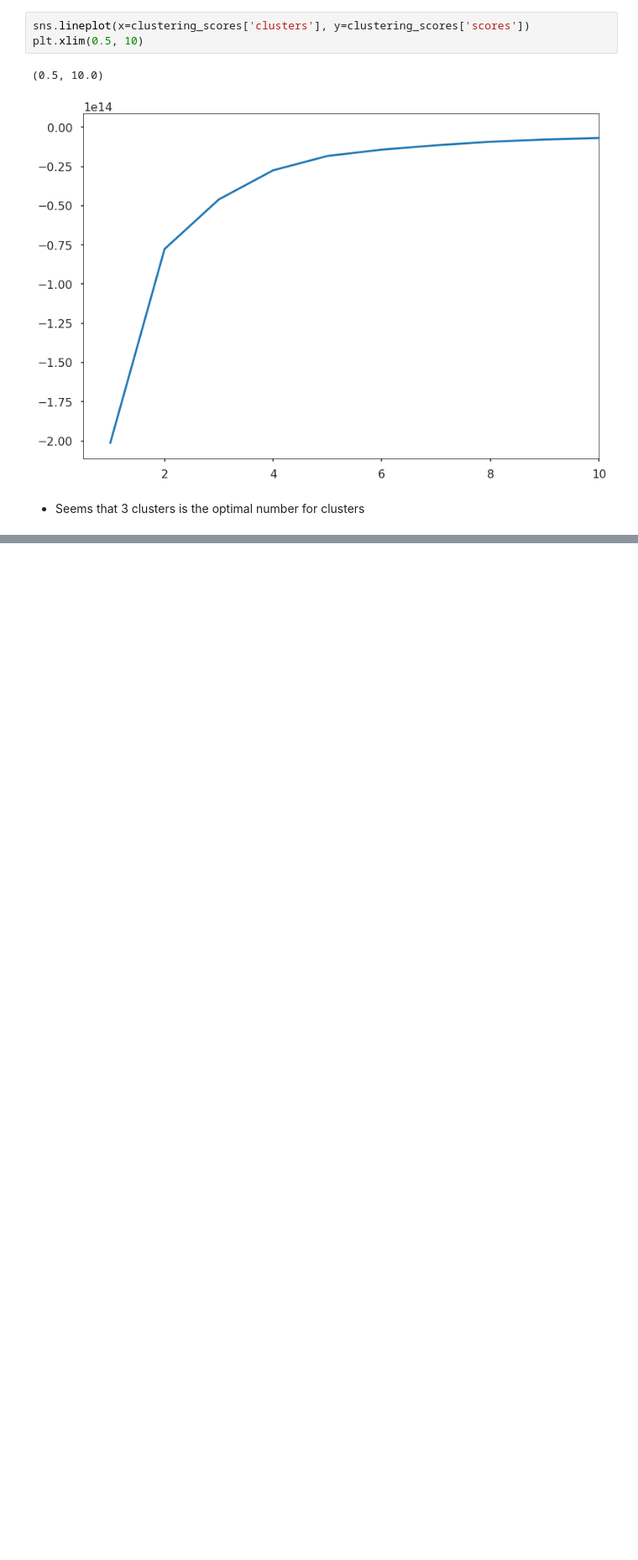
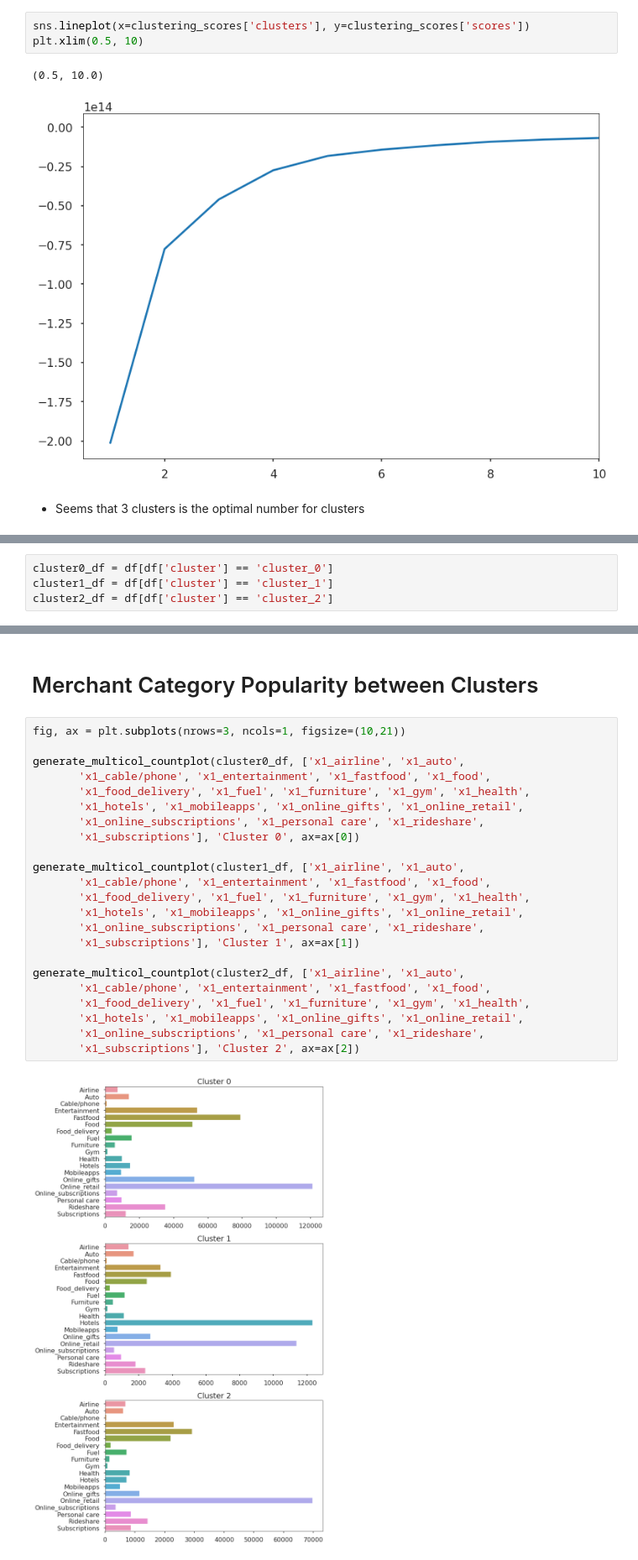
Before and after one commit to jbofill10/C1_Transaction_Data, a Jupyter notebook: ClusteringResults.ipynb, the cells around one changed output, grey strips where cells are left out. Shown at 84% size. Cells and saved outputs as stored; diff of their text form; blank space fills up the shorter version.

```diff
--- a/ClusteringResults.ipynb
+++ b/ClusteringResults.ipynb
@@ -27,0 +46,4 @@ plt.xlim(0.5, 10)
+# %%
+cluster0_df = df[df['cluster'] == 'cluster_0']
+cluster1_df = df[df['cluster'] == 'cluster_1']
+cluster2_df = df[df['cluster'] == 'cluster_2']
@@ -27,0 +85,27 @@ plt.xlim(0.5, 10)
+# %% [markdown]
+# Merchant Category Popularity between Clusters
+# %%
+fig, ax = plt.subplots(nrows=3, ncols=1, figsize=(10,21))
+
+generate_multicol_countplot(cluster0_df, ['x1_airline', 'x1_auto',
+       'x1_cable/phone', 'x1_entertainment', 'x1_fastfood', 'x1_food',
+       'x1_food_delivery', 'x1_fuel', 'x1_furniture', 'x1_gym', 'x1_health',
+       'x1_hotels', 'x1_mobileapps', 'x1_online_gifts', 'x1_online_retail',
+       'x1_online_subscriptions', 'x1_personal care', 'x1_rideshare',
+       'x1_subscriptions'], 'Cluster 0', ax=ax[0])
+
+generate_multicol_countplot(cluster1_df, ['x1_airline', 'x1_auto',
+       'x1_cable/phone', 'x1_entertainment', 'x1_fastfood', 'x1_food',
+       'x1_food_delivery', 'x1_fuel', 'x1_furniture', 'x1_gym', 'x1_health',
+       'x1_hotels', 'x1_mobileapps', 'x1_online_gifts', 'x1_online_retail',
+       'x1_online_subscriptions', 'x1_personal care', 'x1_rideshare',
+       'x1_subscriptions'], 'Cluster 1', ax=ax[1])
+
+generate_multicol_countplot(cluster2_df, ['x1_airline', 'x1_auto',
+       'x1_cable/phone', 'x1_entertainment', 'x1_fastfood', 'x1_food',
+       'x1_food_delivery', 'x1_fuel', 'x1_furniture', 'x1_gym', 'x1_health',
+       'x1_hotels', 'x1_mobileapps', 'x1_online_gifts', 'x1_online_retail',
+       'x1_online_subscriptions', 'x1_personal care', 'x1_rideshare',
+       'x1_subscriptions'], 'Cluster 2', ax=ax[2])
+# %% [output]
+[figure, added]
```
Also changed, not shown: parts of 8 cells of this notebook, 9 other files.
